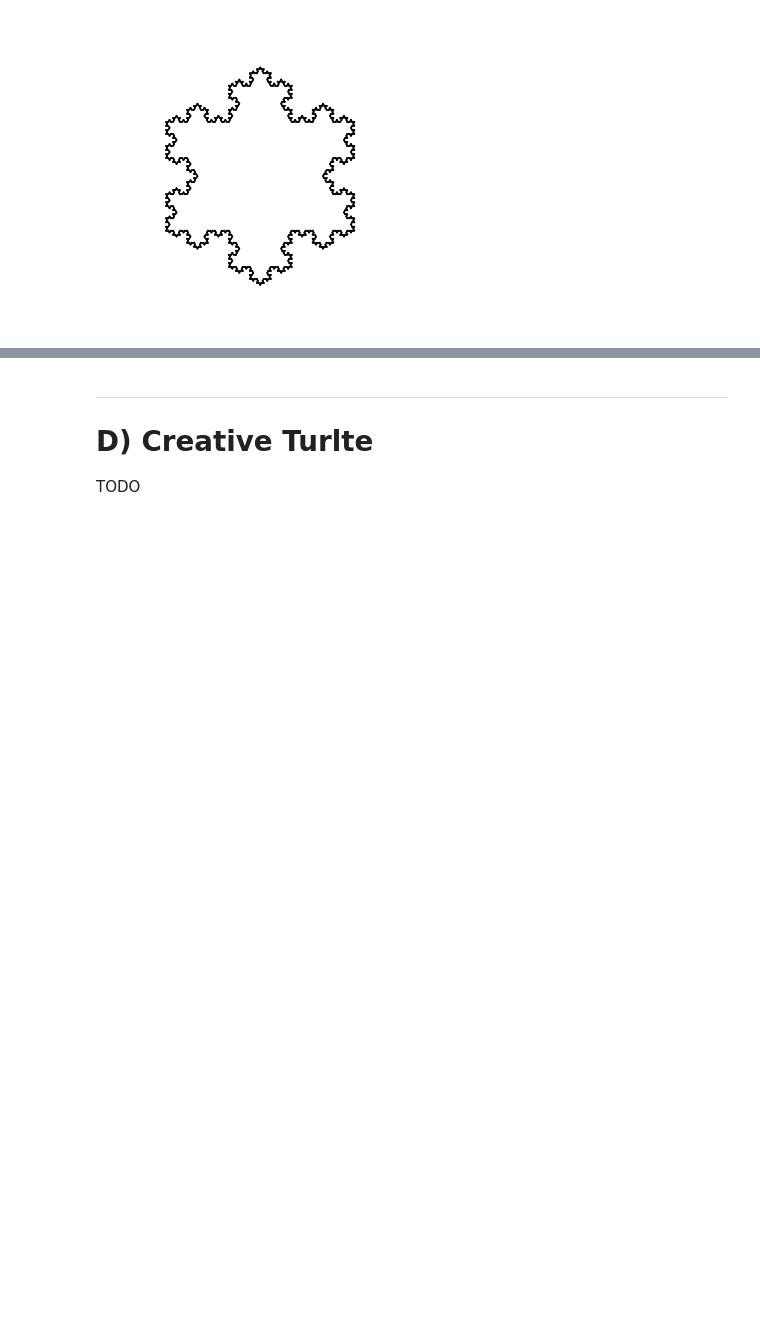
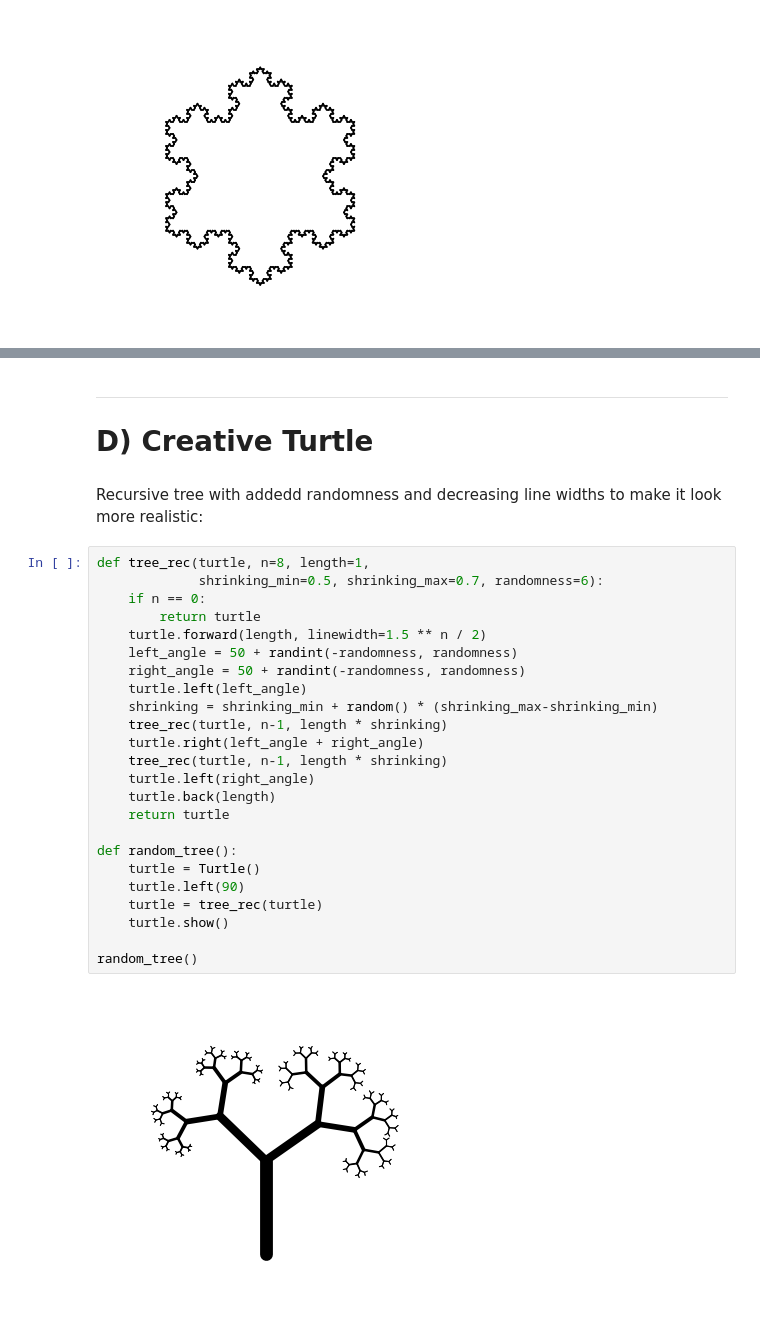
Before and after one commit to effa/iv122, a Jupyter notebook: 03-vector-graphics.ipynb, the cells around one changed output, grey strips where cells are left out. Drawn from its saved outputs; the diff is of its cells as text; blank space fills up the shorter version.

Commit message:
Week 3: creative turtles

```diff
--- a/03-vector-graphics.ipynb
+++ b/03-vector-graphics.ipynb
@@ -249,6 +249,32 @@ pentagon_flake(n=3)
 # %% [markdown]
 -----
 
-# D) Creative Turlte
-
-TODO
+# D) Creative Turtle
+# %% [markdown]
+Recursive tree with addedd randomness and decreasing line widths to make it look more realistic:
+# %%
+def tree_rec(turtle, n=8, length=1,
+             shrinking_min=0.5, shrinking_max=0.7, randomness=6):
+    if n == 0:
+        return turtle
+    turtle.forward(length, linewidth=1.5 ** n / 2)
+    left_angle = 50 + randint(-randomness, randomness)
+    right_angle = 50 + randint(-randomness, randomness)
+    turtle.left(left_angle)
+    shrinking = shrinking_min + random() * (shrinking_max-shrinking_min)
+    tree_rec(turtle, n-1, length * shrinking)
+    turtle.right(left_angle + right_angle)
+    tree_rec(turtle, n-1, length * shrinking)
+    turtle.left(right_angle)
+    turtle.back(length)
+    return turtle
+
+def random_tree():
+    turtle = Turtle()
+    turtle.left(90)
+    turtle = tree_rec(turtle)
+    turtle.show()
+
+random_tree()
+# %% [output]
+[figure, added]
```
Also changed, not shown: parts of 8 cells of this notebook, 1 other file.
